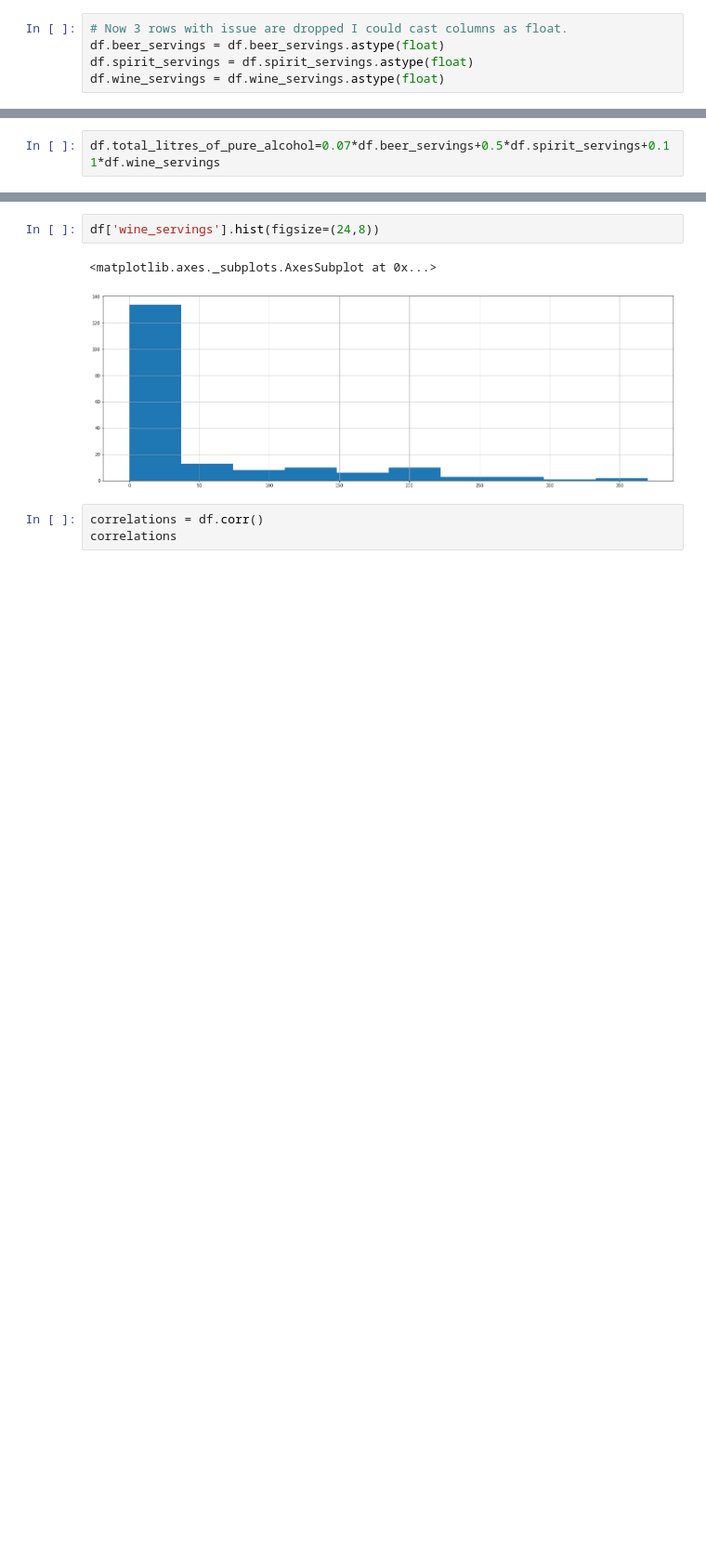
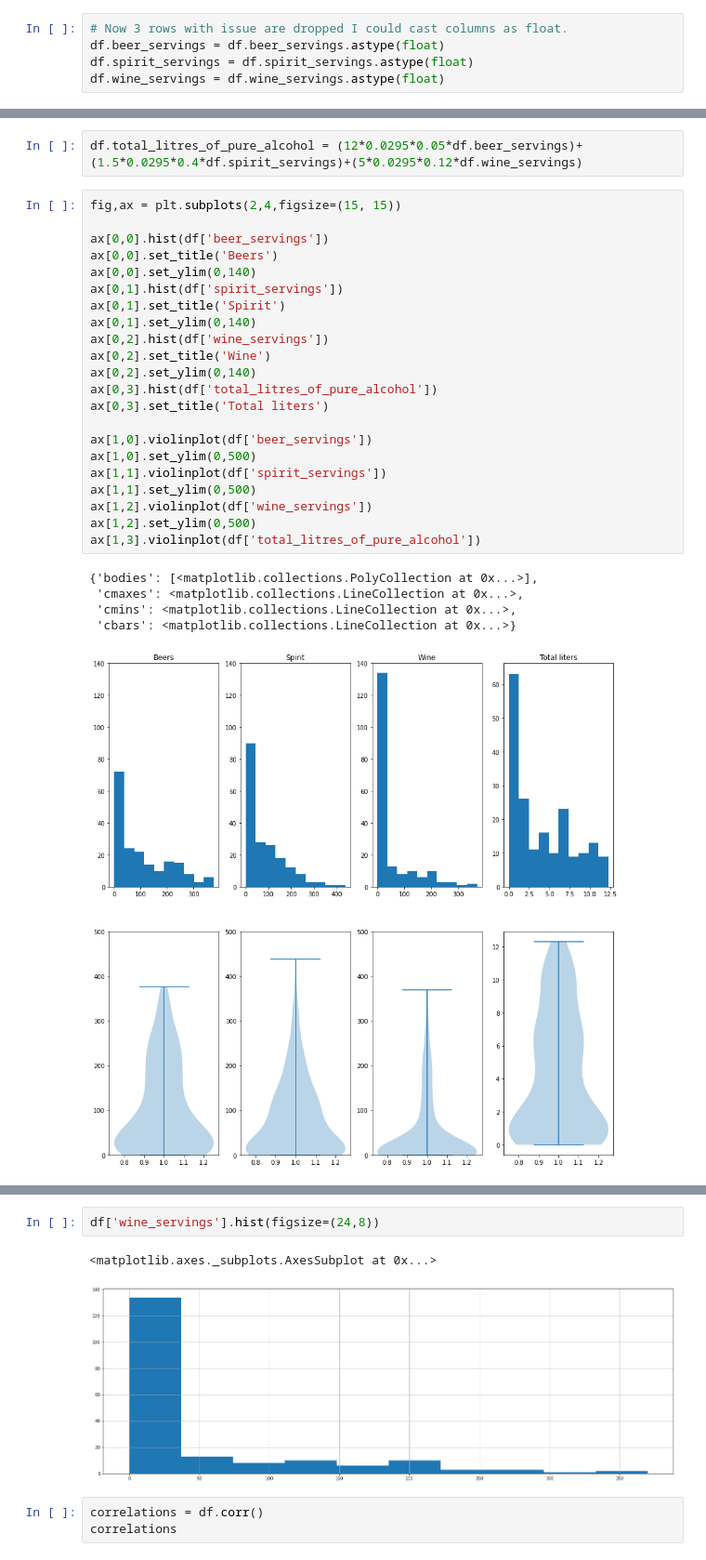
Before and after one commit to naranjitoct/UPCT_IA_2022, a Jupyter notebook: 00_Data_Wrangling.ipynb, the cells around one changed output, grey strips where cells are left out. Shown at 93% size. Drawn from its saved outputs; the diff is of its cells as text; blank space fills up the shorter version.

```diff
--- a/00_Data_Wrangling.ipynb
+++ b/00_Data_Wrangling.ipynb
@@ -186,2 +409,30 @@ SPIRITS: (>35 %) : 50%
 # %%
-df.total_litres_of_pure_alcohol=0.07*df.beer_servings+0.5*df.spirit_servings+0.11*df.wine_servings
+df.total_litres_of_pure_alcohol = (12*0.0295*0.05*df.beer_servings)+(1.5*0.0295*0.4*df.spirit_servings)+(5*0.0295*0.12*df.wine_servings)
+# %%
+fig,ax = plt.subplots(2,4,figsize=(15, 15))
+
+ax[0,0].hist(df['beer_servings'])
+ax[0,0].set_title('Beers')
+ax[0,0].set_ylim(0,140)
+ax[0,1].hist(df['spirit_servings'])
+ax[0,1].set_title('Spirit')
+ax[0,1].set_ylim(0,140)
+ax[0,2].hist(df['wine_servings'])
+ax[0,2].set_title('Wine')
+ax[0,2].set_ylim(0,140)
+ax[0,3].hist(df['total_litres_of_pure_alcohol'])
+ax[0,3].set_title('Total liters')
+
+ax[1,0].violinplot(df['beer_servings'])
+ax[1,0].set_ylim(0,500)
+ax[1,1].violinplot(df['spirit_servings'])
+ax[1,1].set_ylim(0,500)
+ax[1,2].violinplot(df['wine_servings'])
+ax[1,2].set_ylim(0,500)
+ax[1,3].violinplot(df['total_litres_of_pure_alcohol'])
+# %% [output]
+{'bodies': [<matplotlib.collections.PolyCollection at 0x...>],
+ 'cmaxes': <matplotlib.collections.LineCollection at 0x...>,
+ 'cmins': <matplotlib.collections.LineCollection at 0x...>,
+ 'cbars': <matplotlib.collections.LineCollection at 0x...>}
+[figure, added]
```
Also changed, not shown: parts of 117 cells of this notebook.
